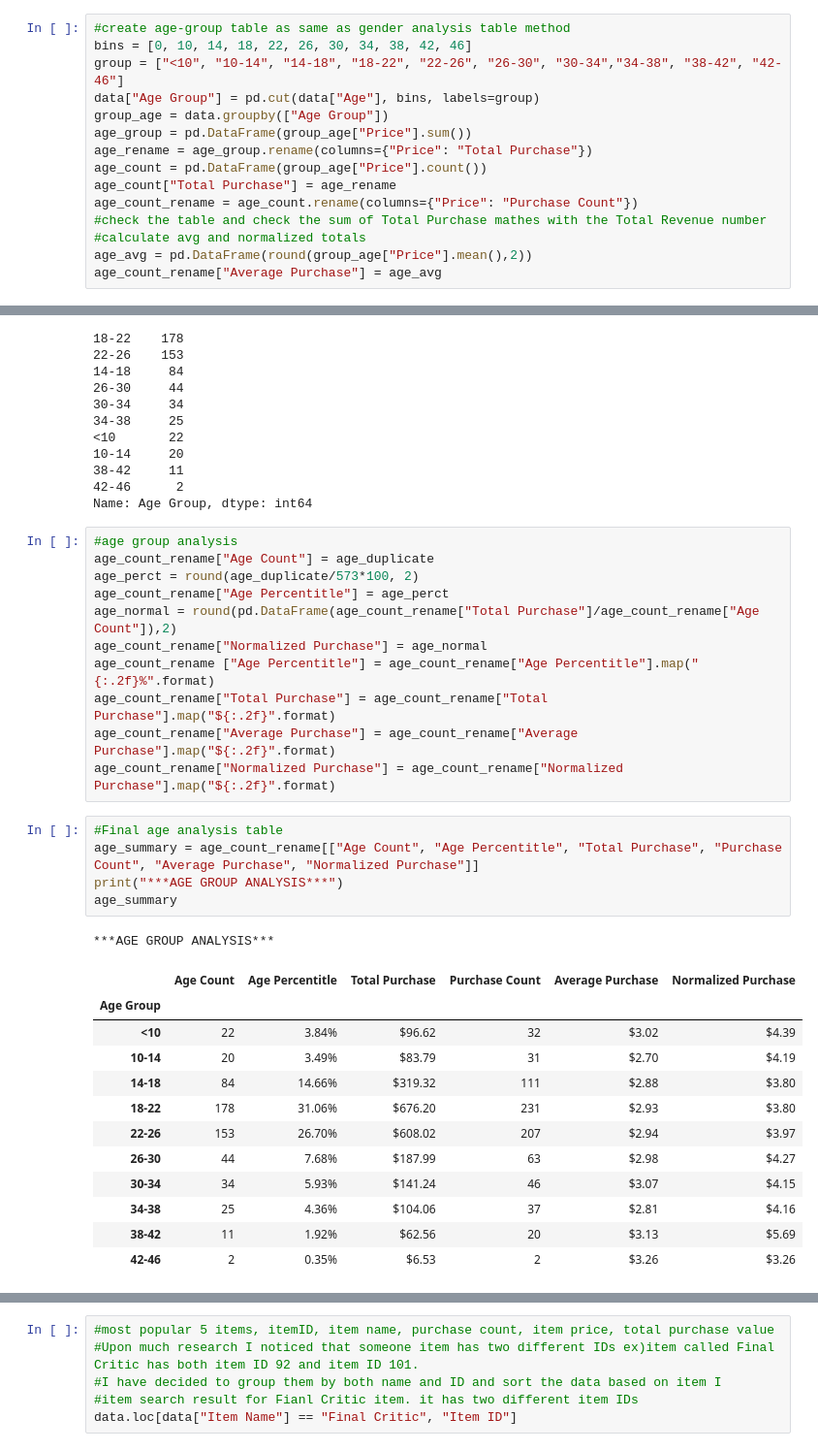
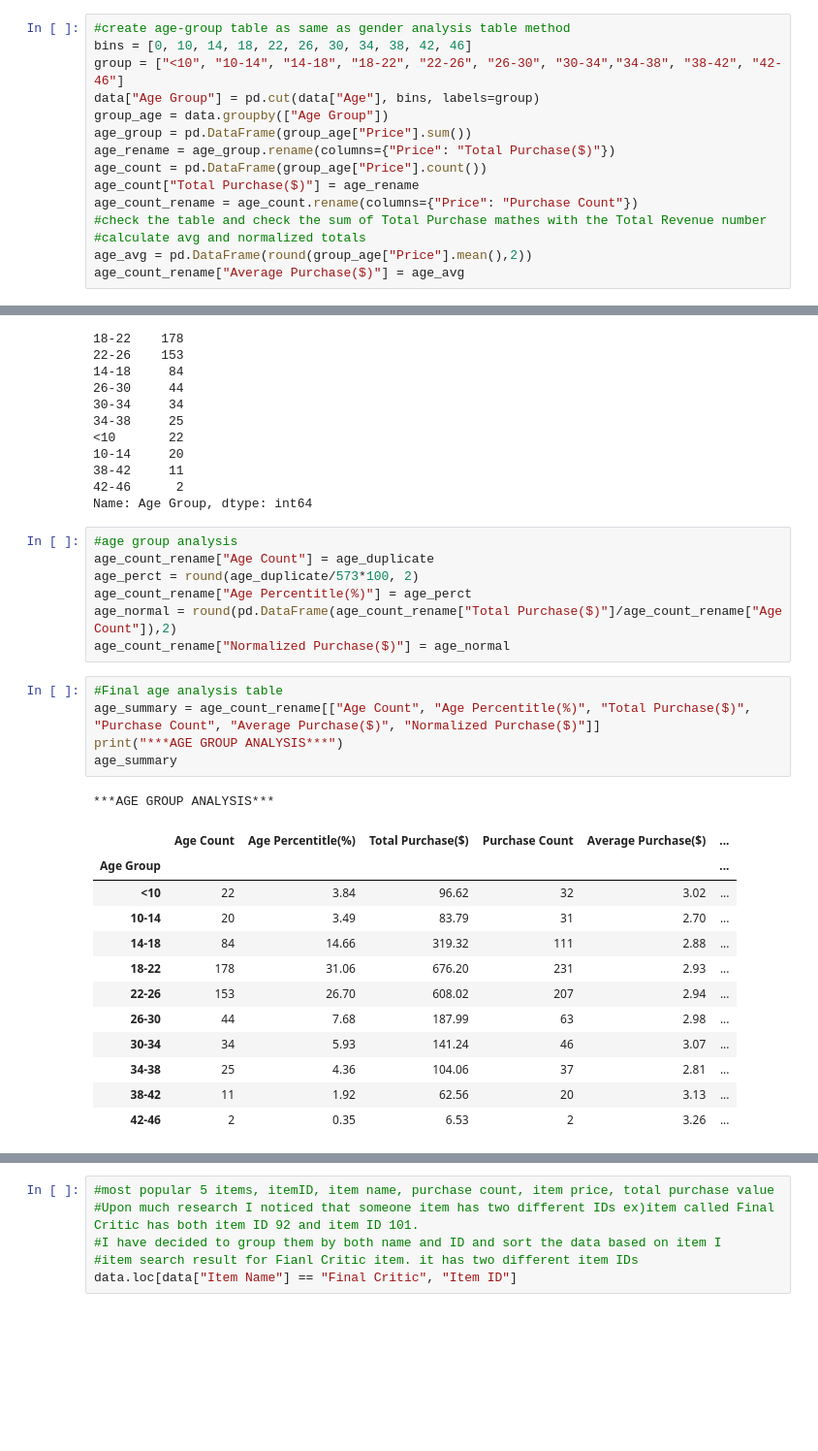
Before and after one commit to gogoshm/PandasChallenge, a Jupyter notebook: HeroesOfPymoli.ipynb, the cells around one changed output, grey strips where cells are left out. Shown at 97% size. Saved outputs shown, nothing was run; the diff lists cells and outputs as text; blank space fills up the shorter version.

```diff
--- a/HeroesOfPymoli.ipynb
+++ b/HeroesOfPymoli.ipynb
@@ -222,14 +218,14 @@ group = ["<10", "10-14", "14-18", "18-22", "22-26", "26-30", "30-34","34-38", "3
 data["Age Group"] = pd.cut(data["Age"], bins, labels=group)
 group_age = data.groupby(["Age Group"])
 age_group = pd.DataFrame(group_age["Price"].sum())
-age_rename = age_group.rename(columns={"Price": "Total Purchase"})
+age_rename = age_group.rename(columns={"Price": "Total Purchase($)"})
 age_count = pd.DataFrame(group_age["Price"].count())
-age_count["Total Purchase"] = age_rename
+age_count["Total Purchase($)"] = age_rename
 age_count_rename = age_count.rename(columns={"Price": "Purchase Count"})
 #check the table and check the sum of Total Purchase mathes with the Total Revenue number
 #calculate avg and normalized totals
 age_avg = pd.DataFrame(round(group_age["Price"].mean(),2))
-age_count_rename["Average Purchase"] = age_avg
+age_count_rename["Average Purchase($)"] = age_avg
 # %%
 #in order to calculate the count of each age groups, we have to eliminate any duplicated players ID who made a multiple purchases
 #as a result, total number should be 573 as below table.
@@ -252,32 +248,28 @@ Name: Age Group, dtype: int64
 #age group analysis
 age_count_rename["Age Count"] = age_duplicate
 age_perct = round(age_duplicate/573*100, 2)
-age_count_rename["Age Percentitle"] = age_perct
-age_normal = round(pd.DataFrame(age_count_rename["Total Purchase"]/age_count_rename["Age Count"]),2)
-age_count_rename["Normalized Purchase"] = age_normal
-age_count_rename ["Age Percentitle"] = age_count_rename["Age Percentitle"].map("{:.2f}%".format)
-age_count_rename["Total Purchase"] = age_count_rename["Total Purchase"].map("${:.2f}".format)
-age_count_rename["Average Purchase"] = age_count_rename["Average Purchase"].map("${:.2f}".format)
-age_count_rename["Normalized Purchase"] = age_count_rename["Normalized Purchase"].map("${:.2f}".format)
+age_count_rename["Age Percentitle(%)"] = age_perct
+age_normal = round(pd.DataFrame(age_count_rename["Total Purchase($)"]/age_count_rename["Age Count"]),2)
+age_count_rename["Normalized Purchase($)"] = age_normal
 # %%
 #Final age analysis table
-age_summary = age_count_rename[["Age Count", "Age Percentitle", "Total Purchase", "Purchase Count", "Average Purchase", "Normalized Purchase"]]
+age_summary = age_count_rename[["Age Count", "Age Percentitle(%)", "Total Purchase($)", "Purchase Count", "Average Purchase($)", "Normalized Purchase($)"]]
 print("***AGE GROUP ANALYSIS***")
 age_summary
 # %% [output]
 ***AGE GROUP ANALYSIS***
-|  | Age Count | Age Percentitle | Total Purchase | Purchase Count | Average Purchase | Normalized Purchase |
-| Age Group |  |  |  |  |  |  |
-| <10 | 22 | 3.84% | $96.62 | 32 | $3.02 | $4.39 |
-| 10-14 | 20 | 3.49% | $83.79 | 31 | $2.70 | $4.19 |
-| 14-18 | 84 | 14.66% | $319.32 | 111 | $2.88 | $3.80 |
-| 18-22 | 178 | 31.06% | $676.20 | 231 | $2.93 | $3.80 |
-| 22-26 | 153 | 26.70% | $608.02 | 207 | $2.94 | $3.97 |
-| 26-30 | 44 | 7.68% | $187.99 | 63 | $2.98 | $4.27 |
-| 30-34 | 34 | 5.93% | $141.24 | 46 | $3.07 | $4.15 |
-| 34-38 | 25 | 4.36% | $104.06 | 37 | $2.81 | $4.16 |
-| 38-42 | 11 | 1.92% | $62.56 | 20 | $3.13 | $5.69 |
-| 42-46 | 2 | 0.35% | $6.53 | 2 | $3.26 | $3.26 |
+|  | Age Count | Age Percentitle(%) | Total Purchase($) | Purchase Count | Average Purchase($) | ... |
+| Age Group |  |  |  |  |  | ... |
+| <10 | 22 | 3.84 | 96.62 | 32 | 3.02 | ... |
+| 10-14 | 20 | 3.49 | 83.79 | 31 | 2.70 | ... |
+| 14-18 | 84 | 14.66 | 319.32 | 111 | 2.88 | ... |
+| 18-22 | 178 | 31.06 | 676.20 | 231 | 2.93 | ... |
+| 22-26 | 153 | 26.70 | 608.02 | 207 | 2.94 | ... |
+| 26-30 | 44 | 7.68 | 187.99 | 63 | 2.98 | ... |
+| 30-34 | 34 | 5.93 | 141.24 | 46 | 3.07 | ... |
+| 34-38 | 25 | 4.36 | 104.06 | 37 | 2.81 | ... |
+| 38-42 | 11 | 1.92 | 62.56 | 20 | 3.13 | ... |
+| 42-46 | 2 | 0.35 | 6.53 | 2 | 3.26 | ... |
 # %%
 #top spenders
 #Identify the the top 5 spenders in the game by total purchase value, then list (in a table):
```
Also changed, not shown: parts of 9 cells of this notebook.
